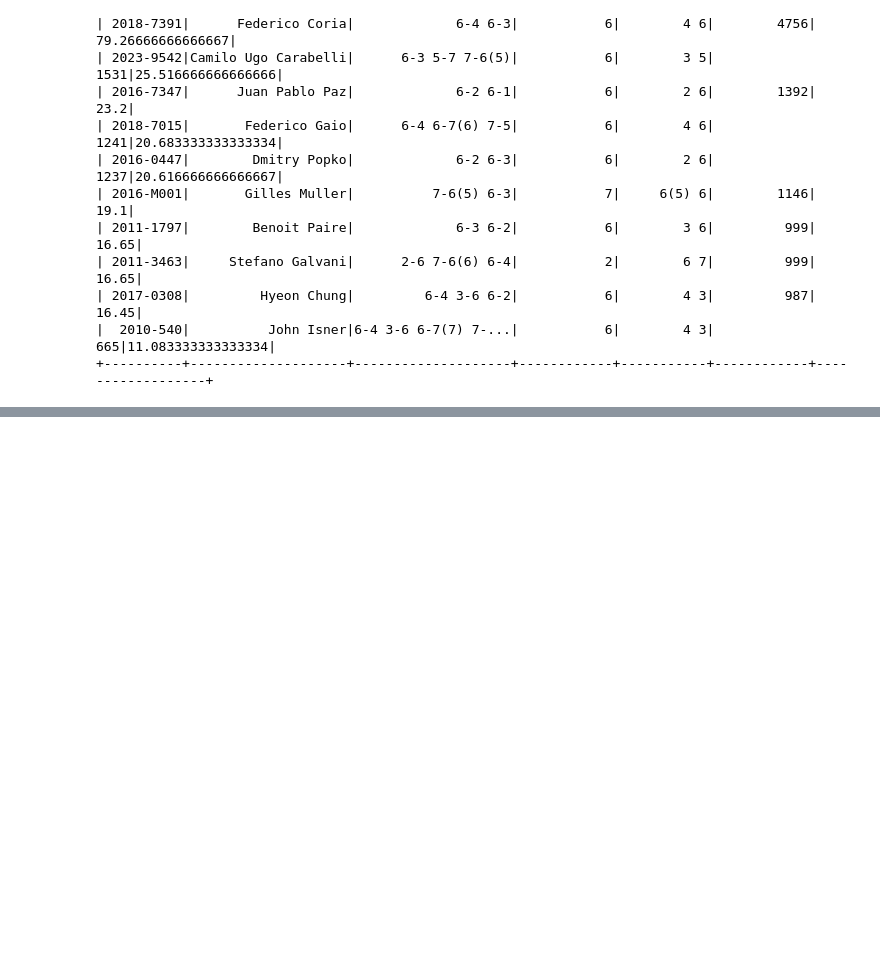
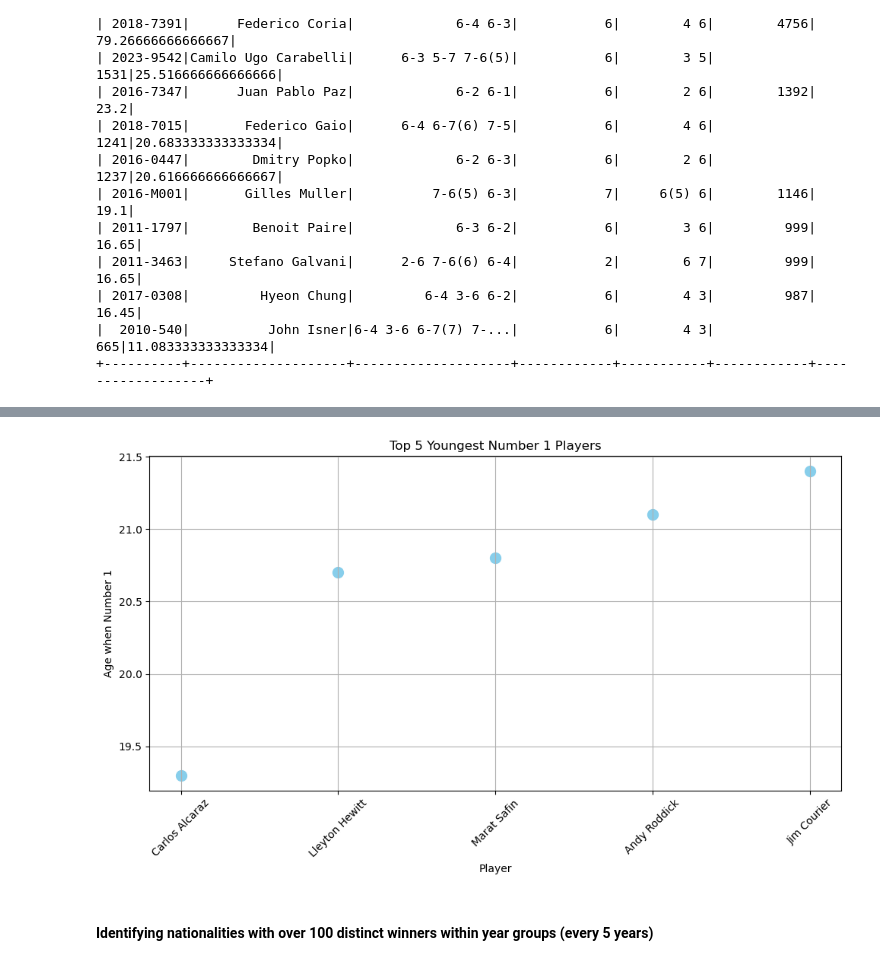
Before and after one commit to joao-oak/Big-Data-Spark, a Jupyter notebook: tennis_queries_Lara_Bea_2.ipynb, the cells around one changed output, grey strips where cells are left out. Cells and saved outputs as stored; diff of their text form; code cells hidden in the pictures; blank space fills up the shorter version.

```diff
--- a/tennis_queries_Lara_Bea.ipynb
+++ b/tennis_queries_Lara_Bea_2.ipynb
@@ -1040,0 +1112,10 @@ top_longest_games.show()
+# %%
+number_1_players = matches.filter(matches['winner1_rank'] == 1)
+
+# Group the data by player and find the minimum age when they were ranked number 1
+youngest_number_1_players = number_1_players.groupby('winner1_name') \
+    .agg(F.min('winner1_age').alias('age_when_number_1')) \
+    .orderBy('age_when_number_1') \
+    .limit(5)
+
+youngest_number_1_players.show()
@@ -1040,0 +1132,16 @@ top_longest_games.show()
+# %%
+youngest_number_1_players_pd = youngest_number_1_players.toPandas()
+
+plt.figure(figsize=(10, 6))
+plt.scatter(youngest_number_1_players_pd['winner1_name'], youngest_number_1_players_pd['age_when_number_1'], s=100, color='skyblue')
+plt.title('Top 5 Youngest Number 1 Players')
+plt.xlabel('Player')
+plt.ylabel('Age when Number 1')
+plt.xticks(rotation=45)
+plt.grid(True)
+plt.tight_layout()
+plt.show()
+# %% [output]
+[figure, added]
+# %% [markdown]
+#### Identifying nationalities with over 100 distinct winners within year groups (every 5 years)
```
Also changed, not shown: parts of 33 cells of this notebook.
